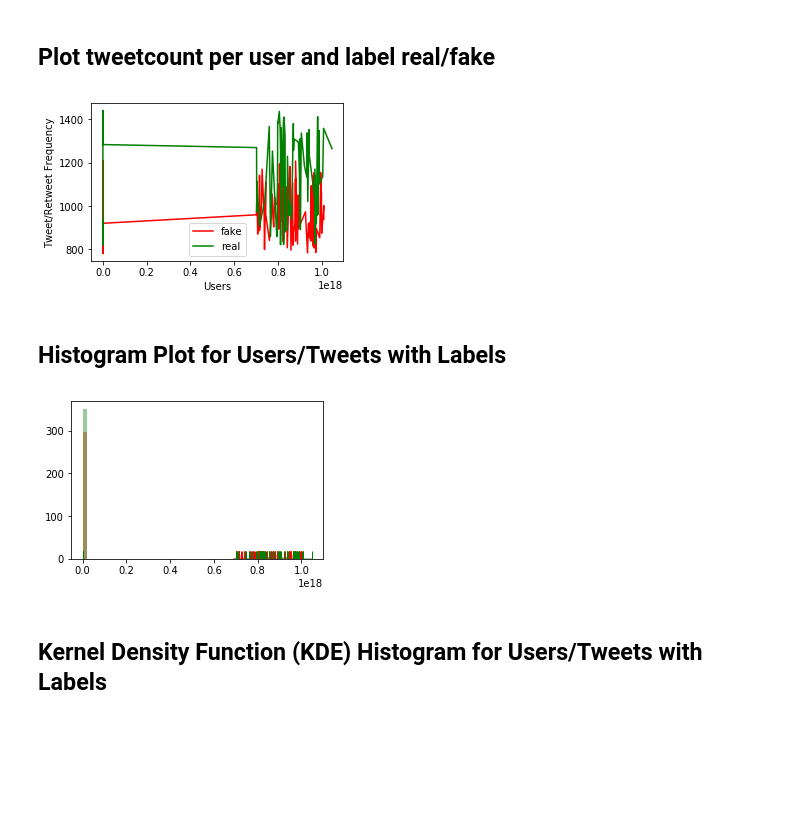
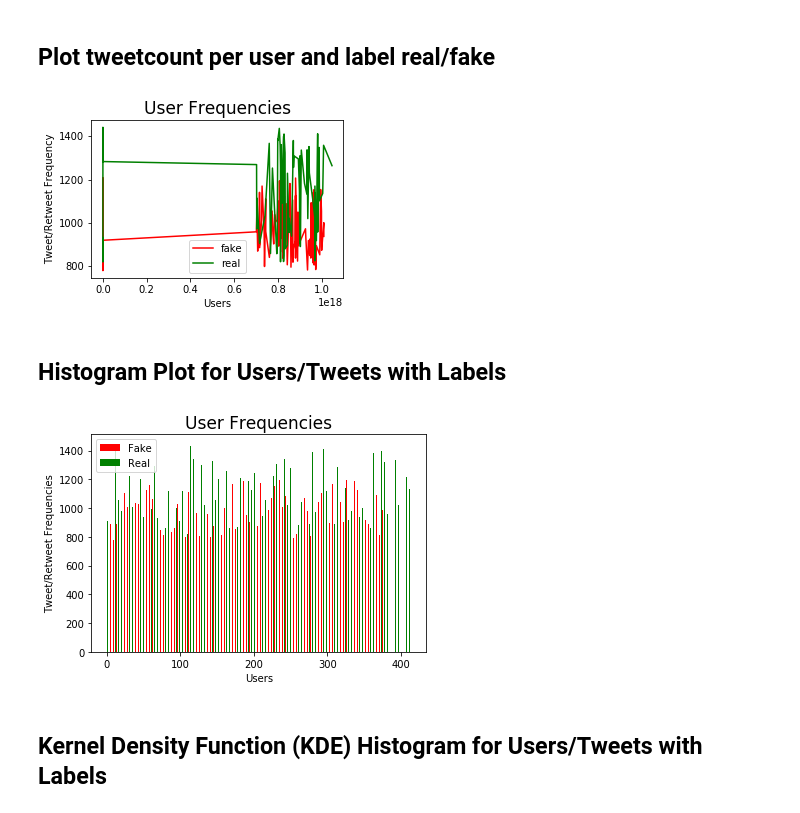
Before and after one commit to henmja/Detecting-Fake-News-and-Rumors-in-Twitter-Using-Deep-Neural-Networks, a Jupyter notebook: Plot.ipynb, the cells around one changed output. Saved outputs shown, nothing was run; the diff lists cells and outputs as text; code cells hidden in the pictures; blank space fills up the shorter version.

```diff
--- a/Plot.ipynb
+++ b/Plot.ipynb
@@ -125,47 +125,49 @@ C:/Users/henri/FakenewsD
 # %%
 import matplotlib.pylab as plt
 
 lists = sorted(fakeUsers.items()) # sorted by key, return a list of tuples
 
 x, y = zip(*lists) # unpack a list of pairs into two tuples
 
 fig, ax = plt.subplots(figsize=(5, 3))
 fig.subplots_adjust(bottom=0.15, left=0.2)
 
 ax.plot(x, y, 'r', label='fake')
 
 lists = sorted(realUsers.items()) # sorted by key, return a list of tuples
 
 x, y = zip(*lists) # unpack a list of pairs into two tuples
 
 ax.plot(x, y, 'g', label='real')
 
 ax.set_xlabel('Users')
 ax.set_ylabel('Tweet/Retweet Frequency')
 ax.legend()
-
+plt.title("User Frequencies", fontsize=17)
 plt.show()
 # %% [output]
-[figure, old version]
+[figure, new version]
 # %% [markdown]
 ## Histogram Plot for Users/Tweets with Labels
 # %%
-import matplotlib.pyplot as plt
-
-fig, ax = plt.subplots(figsize=(5, 3))
-fig.subplots_adjust(bottom=0.15, left=0.2)
-
 lists = sorted(fakeUsers.items()) # sorted by key, return a list of tuples
 
 x, y = zip(*lists) # unpack a list of pairs into two tuples
-sns.distplot(x, color='r', kde=False, rug=True);
 
-lists = sorted(realUsers.items()) # sorted by key, return a list of tuples
+lists2 = sorted(realUsers.items()) # sorted by key, return a list of tuples
 
-x, y = zip(*lists) # unpack a list of pairs into two tuples
-sns.distplot(x, color='g', kde=False, rug=True);
+x2, y2 = zip(*lists2) # unpack a list of pairs into two tuples
+
+ax = plt.subplot(111)
+ax.bar(np.arange(len(x)), y, width=0.2, color='r', align='center')
+ax.bar(np.arange(len(x2))-0.2, y2, width=0.2, color='g', align='center')
+ax.legend(('Fake','Real'))
+ax.set_xlabel('Users')
+ax.set_ylabel('Tweet/Retweet Frequencies')
+plt.title("User Frequencies", fontsize=17)
+plt.show()
 # %% [output]
-[figure, old version]
+[figure, new version]
 # %% [markdown]
 ## Kernel Density Function (KDE) Histogram for Users/Tweets with Labels
 # %%
```
